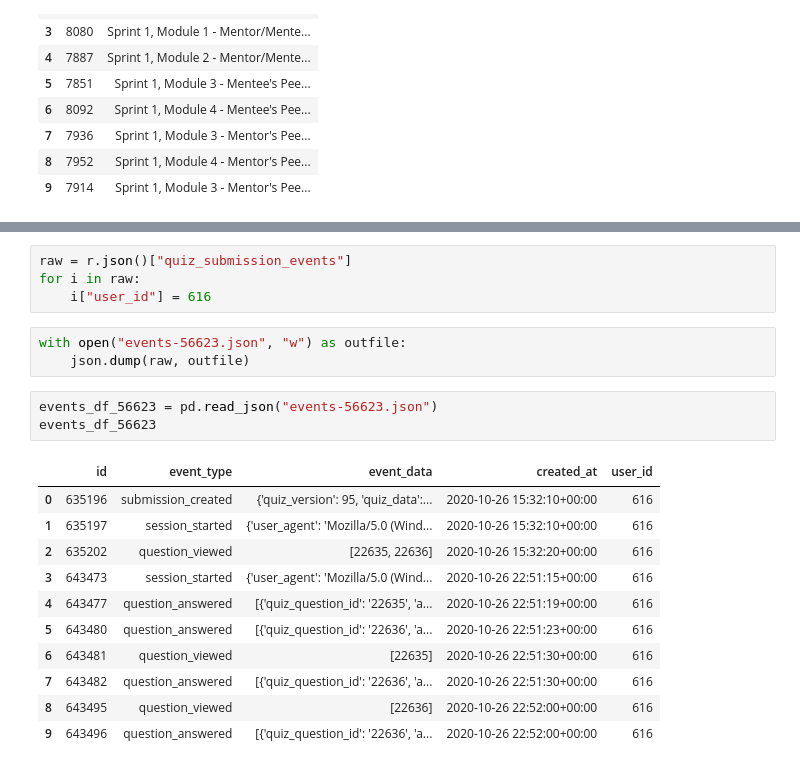
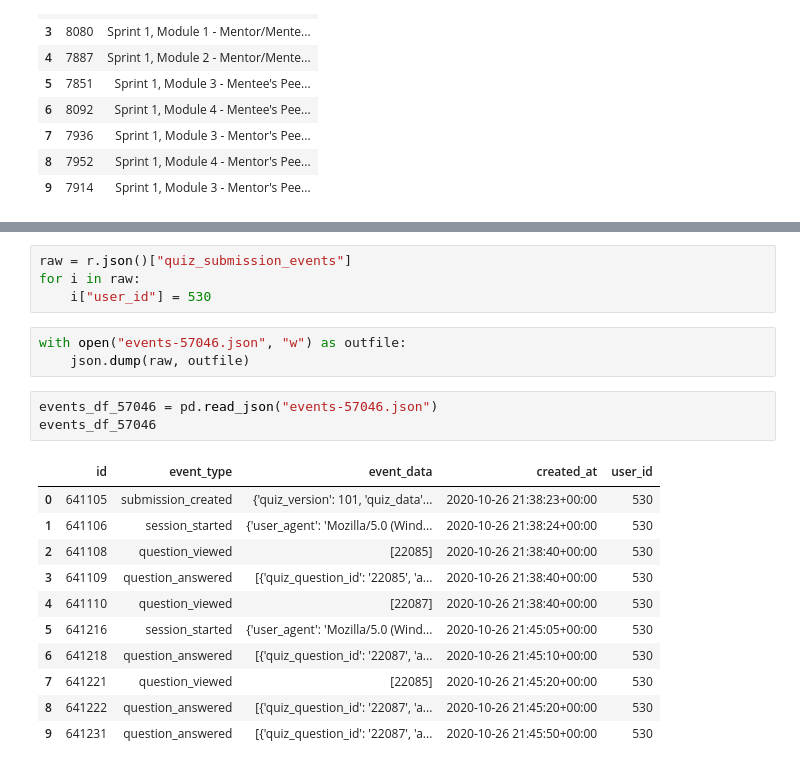
Before and after one commit to GwenStacey/Canvas-Data, a Jupyter notebook: canvas_data/m-m.ipynb, the cells around one changed output, grey strips where cells are left out. Saved outputs shown, nothing was run; the diff lists cells and outputs as text.

```diff
--- a/canvas_data/m-m.ipynb
+++ b/canvas_data/m-m.ipynb
@@ -86,24 +115,24 @@ r
 # %%
 raw = r.json()["quiz_submission_events"]
 for i in raw:
-    i["user_id"] = 616
+    i["user_id"] = 530
 # %%
-with open("events-56623.json", "w") as outfile:
+with open("events-57046.json", "w") as outfile:
     json.dump(raw, outfile)
 # %%
-events_df_56623 = pd.read_json("events-56623.json")
-events_df_56623
+events_df_57046 = pd.read_json("events-57046.json")
+events_df_57046
 # %% [output]
 |  | id | event_type | event_data | created_at | user_id |
-| 0 | 635196 | submission_created | {'quiz_version': 95, 'quiz_data':... | 2020-10-26 15:32:10+00:00 | 616 |
-| 1 | 635197 | session_started | {'user_agent': 'Mozilla/5.0 (Wind... | 2020-10-26 15:32:10+00:00 | 616 |
-| 2 | 635202 | question_viewed | [22635, 22636] | 2020-10-26 15:32:20+00:00 | 616 |
-| 3 | 643473 | session_started | {'user_agent': 'Mozilla/5.0 (Wind... | 2020-10-26 22:51:15+00:00 | 616 |
-| 4 | 643477 | question_answered | [{'quiz_question_id': '22635', 'a... | 2020-10-26 22:51:19+00:00 | 616 |
-| 5 | 643480 | question_answered | [{'quiz_question_id': '22636', 'a... | 2020-10-26 22:51:23+00:00 | 616 |
-| 6 | 643481 | question_viewed | [22635] | 2020-10-26 22:51:30+00:00 | 616 |
-| 7 | 643482 | question_answered | [{'quiz_question_id': '22636', 'a... | 2020-10-26 22:51:30+00:00 | 616 |
-| 8 | 643495 | question_viewed | [22636] | 2020-10-26 22:52:00+00:00 | 616 |
-| 9 | 643496 | question_answered | [{'quiz_question_id': '22636', 'a... | 2020-10-26 22:52:00+00:00 | 616 |
+| 0 | 641105 | submission_created | {'quiz_version': 101, 'quiz_data'... | 2020-10-26 21:38:23+00:00 | 530 |
+| 1 | 641106 | session_started | {'user_agent': 'Mozilla/5.0 (Wind... | 2020-10-26 21:38:24+00:00 | 530 |
+| 2 | 641108 | question_viewed | [22085] | 2020-10-26 21:38:40+00:00 | 530 |
+| 3 | 641109 | question_answered | [{'quiz_question_id': '22085', 'a... | 2020-10-26 21:38:40+00:00 | 530 |
+| 4 | 641110 | question_viewed | [22087] | 2020-10-26 21:38:40+00:00 | 530 |
+| 5 | 641216 | session_started | {'user_agent': 'Mozilla/5.0 (Wind... | 2020-10-26 21:45:05+00:00 | 530 |
+| 6 | 641218 | question_answered | [{'quiz_question_id': '22087', 'a... | 2020-10-26 21:45:10+00:00 | 530 |
+| 7 | 641221 | question_viewed | [22085] | 2020-10-26 21:45:20+00:00 | 530 |
+| 8 | 641222 | question_answered | [{'quiz_question_id': '22087', 'a... | 2020-10-26 21:45:20+00:00 | 530 |
+| 9 | 641231 | question_answered | [{'quiz_question_id': '22087', 'a... | 2020-10-26 21:45:50+00:00 | 530 |
 # %%
 def get_submissions(r):
```
Also changed, not shown: parts of 16 cells of this notebook, 1 other file.
